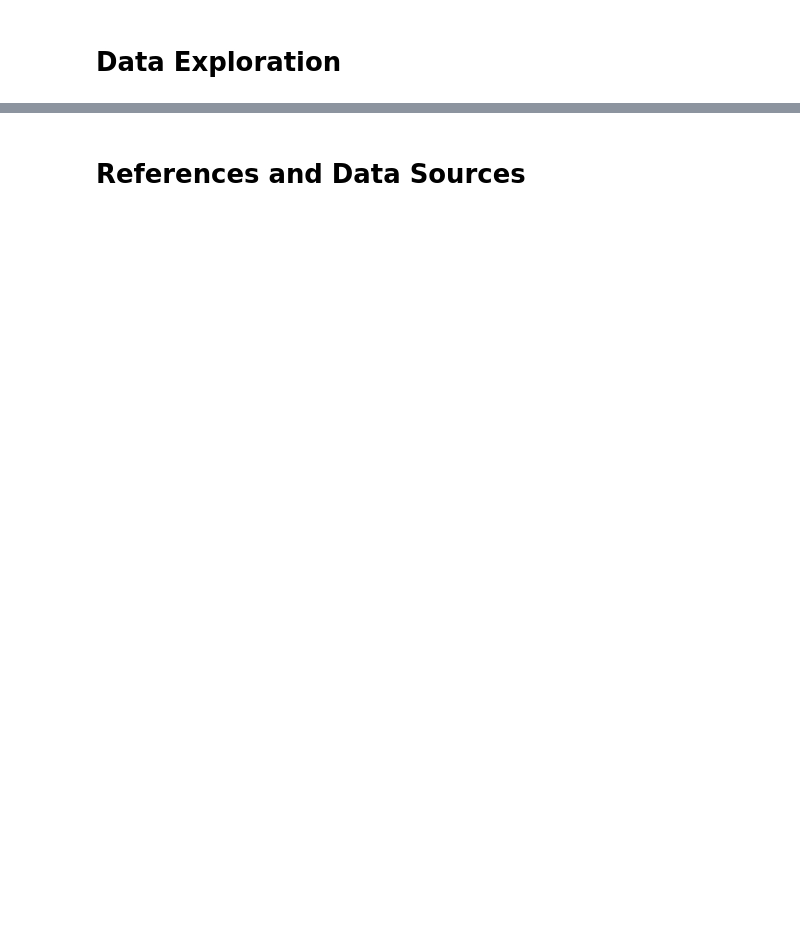
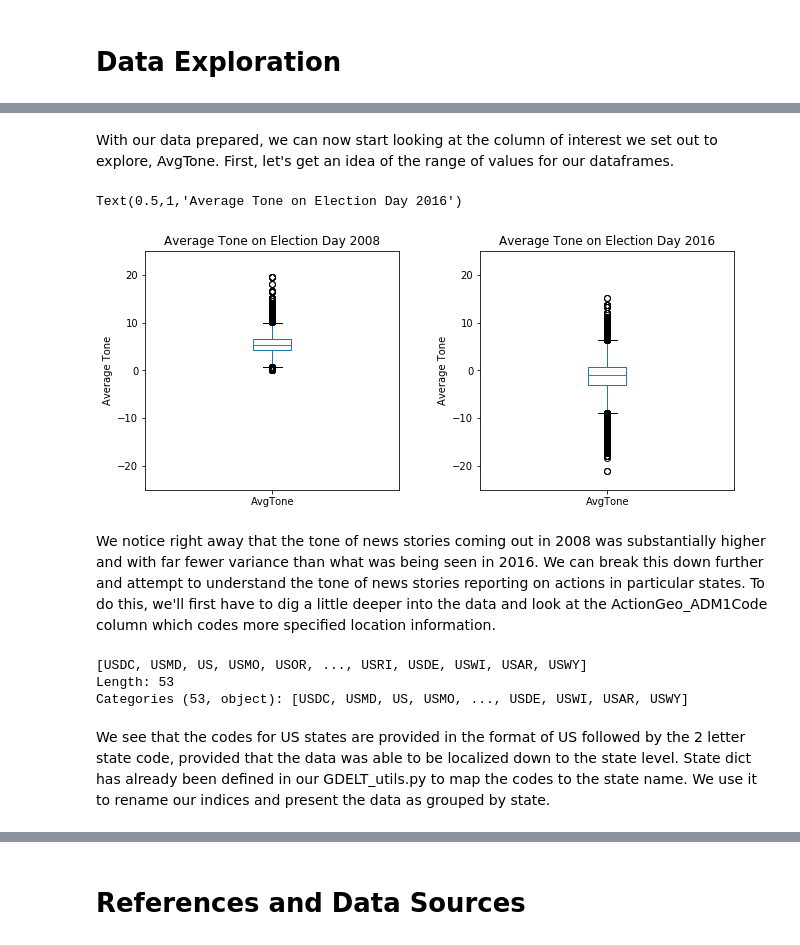
Before and after one commit to eistre91/thinkful-projects, a Jupyter notebook: GDELT Capstone Report.ipynb, the cells around one changed output, grey strips where cells are left out. Drawn from its saved outputs; the diff is of its cells as text; code cells hidden in the pictures; blank space fills up the shorter version.

```diff
--- a/GDELT Capstone Report.ipynb
+++ b/GDELT Capstone Report.ipynb
@@ -179,0 +223,35 @@ In the end, with optimized data type choices that also take into consideration t
+# %%
+election_day_2008 = np.datetime64('2008-11-04')
+df_2008_usel = df_2008_us[df_2008_us['SQLDATE'] == election_day_2008]
+election_day_2016 = np.datetime64('2016-11-08')
+df_2016_usel = df_2016_us[df_2016_us['SQLDATE'] == election_day_2016]
+# %% [markdown]
+With our data prepared, we can now start looking at the column of interest we set out to explore, AvgTone. First, let's get an idea of the range of values for our dataframes.
+# %%
+fig, axs = plt.subplots(nrows=1, ncols=2, figsize=(10,5))
+fig.tight_layout(pad=5)
+
+plt.subplot(1,2,1)
+df_2008_usel['AvgTone'].plot(kind='box');
+plt.ylim(-25, 25)
+plt.ylabel("Average Tone")
+plt.title("Average Tone on Election Day 2008")
+
+plt.subplot(1,2,2)
+df_2016_usel['AvgTone'].plot(kind='box');
+plt.ylim(-25, 25)
+plt.ylabel("Average Tone")
+plt.title("Average Tone on Election Day 2016")
+# %% [output]
+Text(0.5,1,'Average Tone on Election Day 2016')
+[figure, added]
+# %% [markdown]
+We notice right away that the tone of news stories coming out in 2008 was substantially higher and with far fewer variance than what was being seen in 2016. We can break this down further and attempt to understand the tone of news stories reporting on actions in particular states.  To do this, we'll first have to dig a little deeper into the data and look at the ActionGeo_ADM1Code column which codes more specified location information.
+# %%
+df_2008_usel['ActionGeo_ADM1Code'].unique()
+# %% [output]
+[USDC, USMD, US, USMO, USOR, ..., USRI, USDE, USWI, USAR, USWY]
+Length: 53
+Categories (53, object): [USDC, USMD, US, USMO, ..., USDE, USWI, USAR, USWY]
+# %% [markdown]
+We see that the codes for US states are provided in the format of US followed by the 2 letter state code, provided that the data was able to be localized down to the state level. State dict has already been defined in our GDELT_utils.py to map the codes to the state name. We use it to rename our indices and present the data as grouped by state.
```
Also changed, not shown: parts of 19 cells of this notebook, 3 other files.
